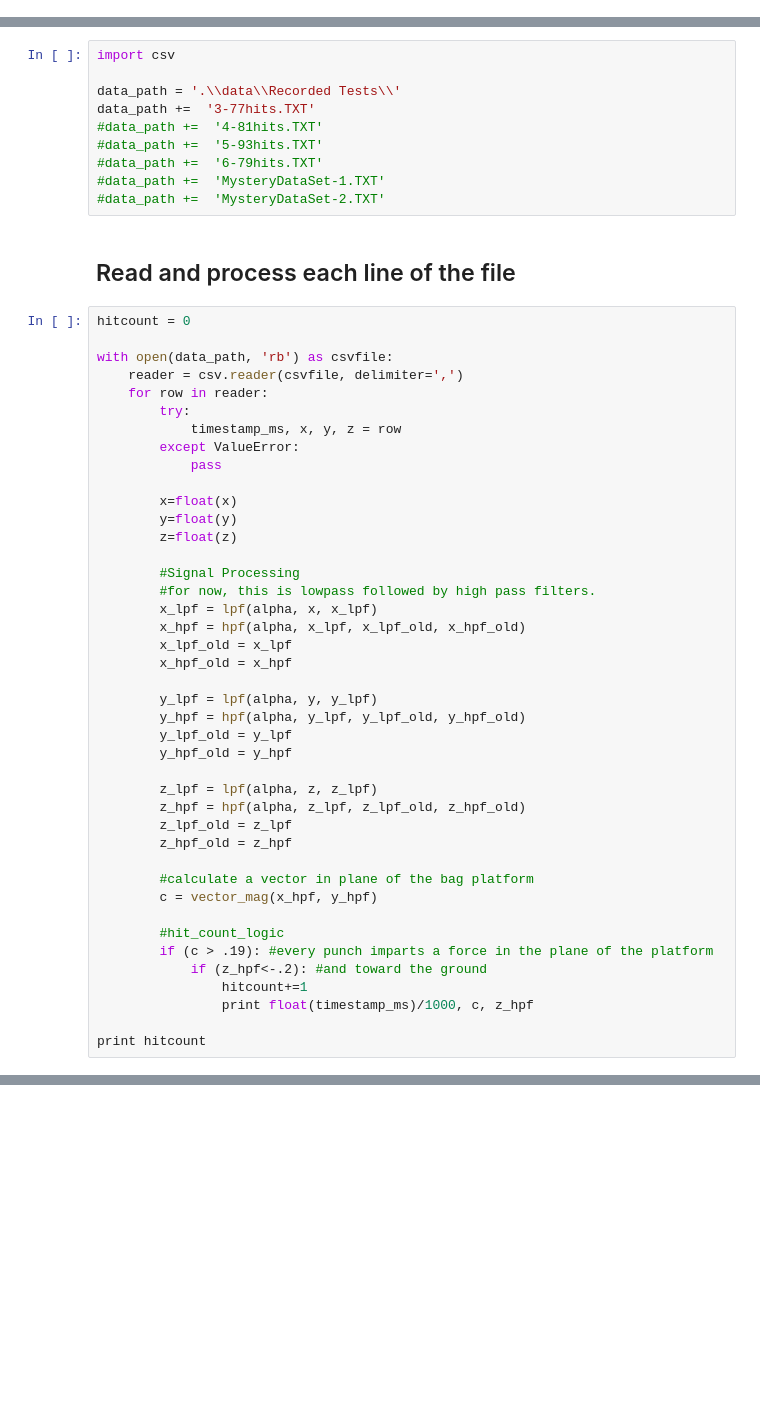
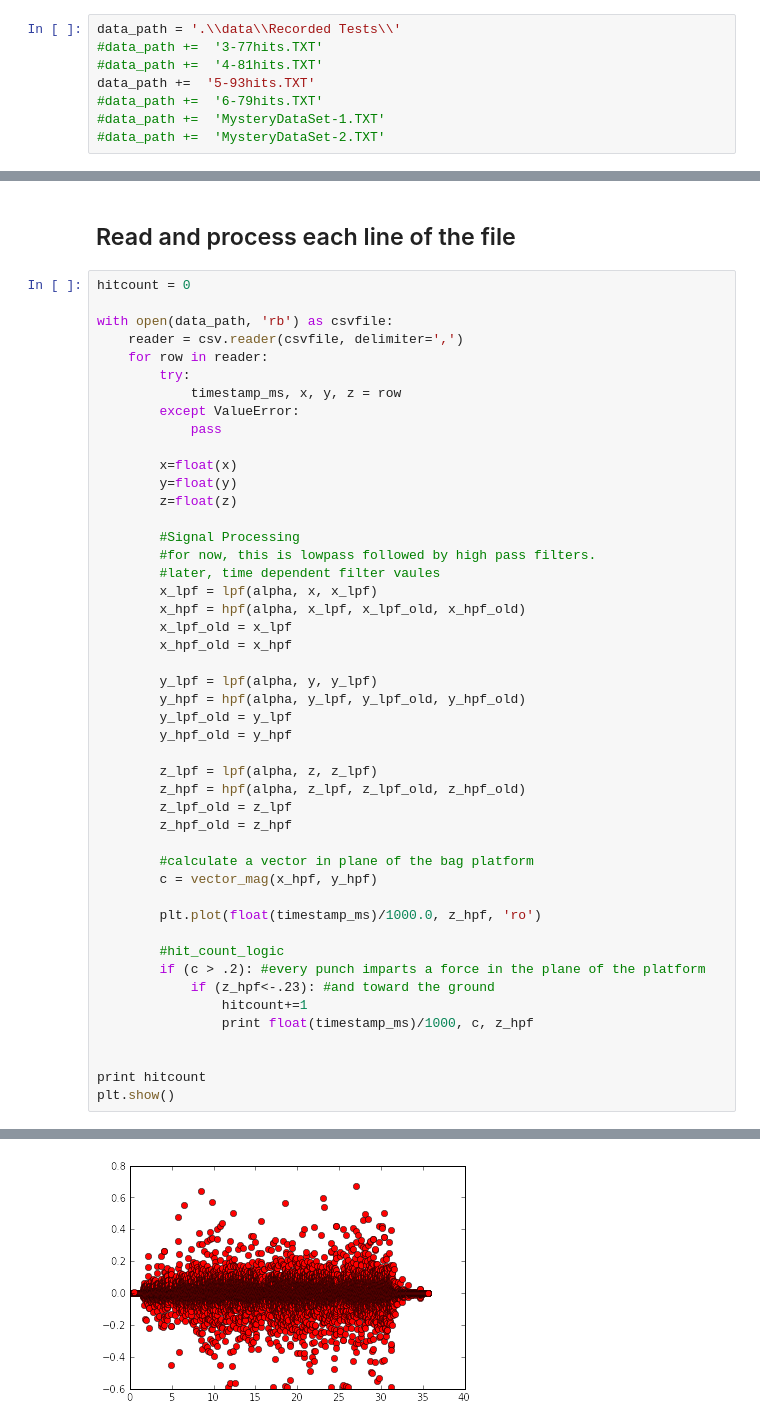
Before and after one commit to bauer-san/BeatBag, a Jupyter notebook: BeatBag.ipynb, the cells around one changed output, grey strips where cells are left out. Cells and saved outputs as stored; diff of their text form; blank space fills up the shorter version.

Commit message:
messing around with plot

```diff
--- a/BeatBag.ipynb
+++ b/BeatBag.ipynb
@@ -14,3 +21,11 @@ def vector_mag(x,y):
+# %%
+data_path = '.\\data\\Recorded Tests\\'
+#data_path +=  '3-77hits.TXT'
+#data_path +=  '4-81hits.TXT'
+data_path +=  '5-93hits.TXT'
+#data_path +=  '6-79hits.TXT'
+#data_path +=  'MysteryDataSet-1.TXT'
+#data_path +=  'MysteryDataSet-2.TXT'
 # %% [markdown]
 ## Initialize variables
 # %%
@@ -38,13 +51,3 @@ z_hpf_old=0.0
-# %%
-import csv
-
-data_path = '.\\data\\Recorded Tests\\'
-data_path +=  '3-77hits.TXT'
-#data_path +=  '4-81hits.TXT'
-#data_path +=  '5-93hits.TXT'
-#data_path +=  '6-79hits.TXT'
-#data_path +=  'MysteryDataSet-1.TXT'
-#data_path +=  'MysteryDataSet-2.TXT'
 # %% [markdown]
 ## Read and process each line of the file
 # %%
@@ -64,6 +67,7 @@ with open(data_path, 'rb') as csvfile:
 
         #Signal Processing
         #for now, this is lowpass followed by high pass filters.
+        #later, time dependent filter vaules
         x_lpf = lpf(alpha, x, x_lpf)
         x_hpf = hpf(alpha, x_lpf, x_lpf_old, x_hpf_old)
         x_lpf_old = x_lpf
@@ -82,12 +86,16 @@ with open(data_path, 'rb') as csvfile:
         #calculate a vector in plane of the bag platform
         c = vector_mag(x_hpf, y_hpf)
 
+        plt.plot(float(timestamp_ms)/1000.0, z_hpf, 'ro')
+
         #hit_count_logic
-        if (c > .19): #every punch imparts a force in the plane of the platform
-            if (z_hpf<-.2): #and toward the ground
+        if (c > .2): #every punch imparts a force in the plane of the platform
+            if (z_hpf<-.23): #and toward the ground
                 hitcount+=1
                 print float(timestamp_ms)/1000, c, z_hpf
 
+
 print hitcount
+plt.show()
 # %% [output]
 4.885 0.621912667852 -0.453144647639
@@ -109,0 +118 @@ print hitcount
+[figure, added]
```
Also changed, not shown: parts of 5 cells of this notebook.
